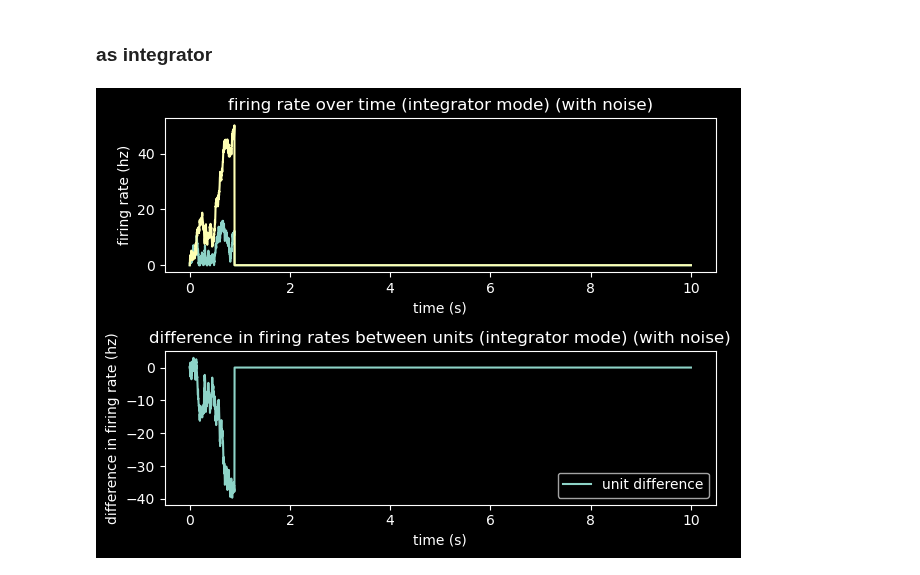
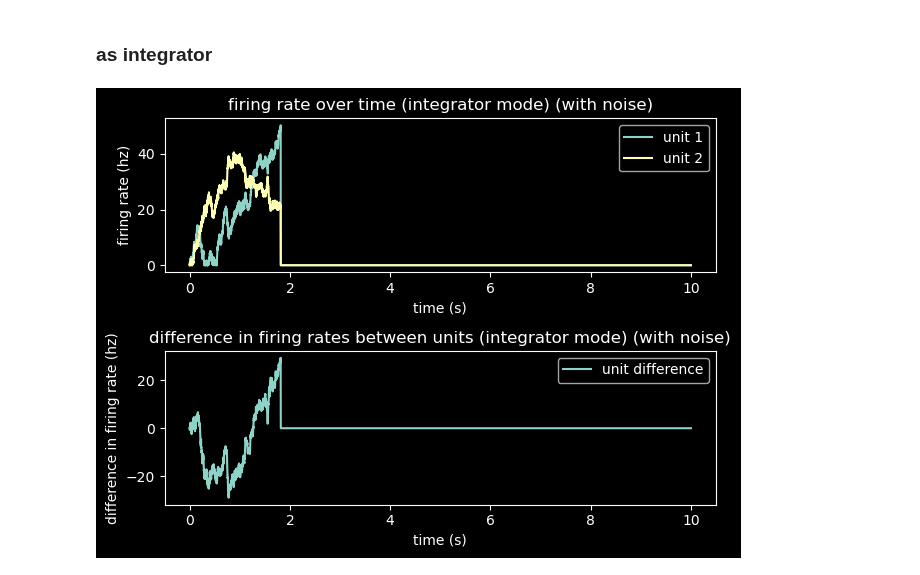
Before and after one commit to polsen99/intro_comp_neuro, a Jupyter notebook: tutorial 6.2 - dynamics of a decision-making circuit in two modes of operation.ipynb, the cells around one changed output. Cells and saved outputs as stored; diff of their text form; code cells hidden in the pictures.

```diff
--- a/tutorial 6.2 - dynamics of a decision-making circuit in two modes of operation.ipynb
+++ b/tutorial 6.2 - dynamics of a decision-making circuit in two modes of operation.ipynb
@@ -105,7 +109,7 @@ g_jump = 2.5
 - plot firing rate of both units as function of time
 - separately plot difference in firing rates
 # %%
-dt = 1e-3
+dt = 0.5e-3
 t = np.arange(0, 10, dt)
 stim_start = 0.5
 delta_s = 0.1
@@ -222,22 +226,23 @@ for i in range(len(t)):
 # %%
 r1 = np.zeros_like(t)
 r2 = np.zeros_like(t)
-r1_int, r2_int = run_trial(params_integration, g_int, r1, r2, s1, s2, t, 1e-3, sigma_int=0.2)
+r1_int, r2_int = run_trial(params_integration, g_int, r1, r2, s1, s2, t, dt, sigma_int=0.2)
 
 
 plt.subplot(2, 1, 1)
 plt.plot(t, r1_int, label='unit 1')
 plt.plot(t, r2_int, label='unit 2')
 plt.xlabel('time (s)')
 plt.ylabel('firing rate (hz)')
 plt.title('firing rate over time (integrator mode) (with noise)')
+plt.legend()
 
 plt.subplot(2, 1, 2)
 plt.plot(t, r1_int - r2_int, label='unit difference')
 plt.xlabel('time (s)')
 plt.ylabel('difference in firing rate (hz)')
 plt.title('difference in firing rates between units (integrator mode) (with noise)')
 plt.legend()
 plt.tight_layout()
 # %% [output]
-[figure, old version]
+[figure, new version]
```
Also changed, not shown: parts of 7 cells of this notebook.
